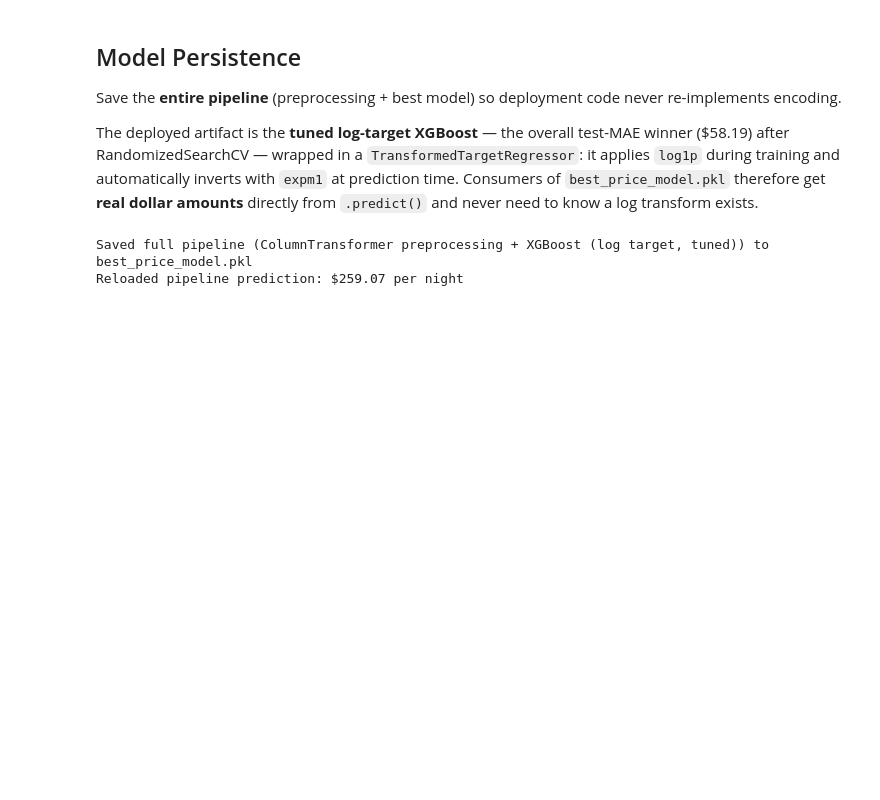
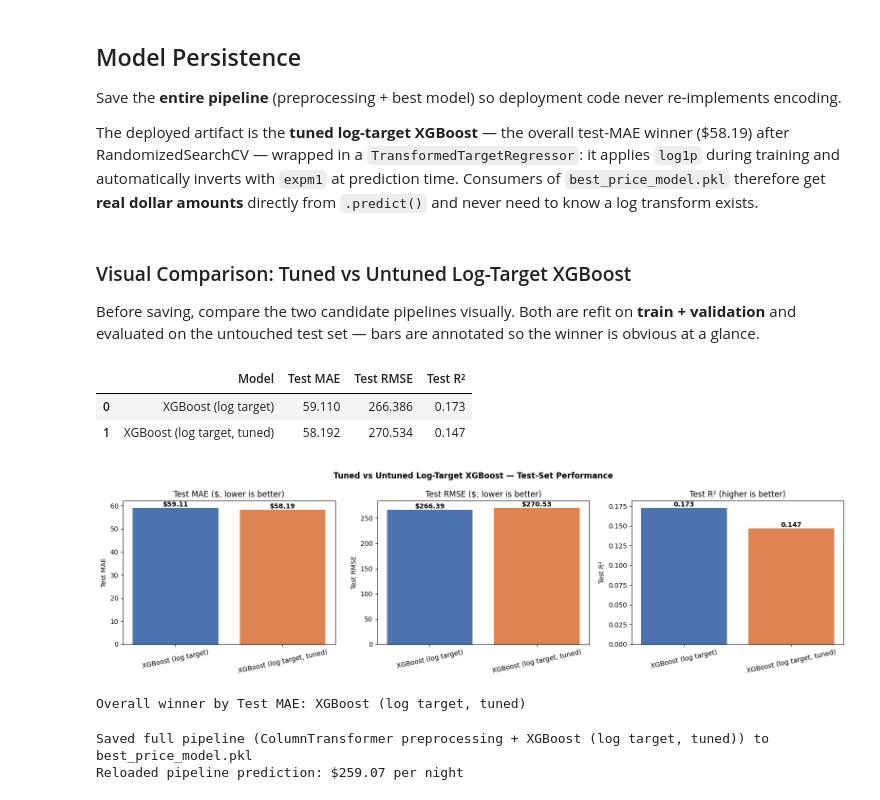
Before and after one commit to Messiri4/Airbnb_Predictor, a Jupyter notebook: Airbnb_Price_Prediction_updated.ipynb, the cells around one changed output. Cells and saved outputs as stored; diff of their text form; code cells hidden in the pictures; blank space fills up the shorter version.

Commit message:
Add tuned-vs-untuned visual comparisons to persistence and DSS sections

```diff
--- a/Airbnb_Price_Prediction_updated.ipynb
+++ b/Airbnb_Price_Prediction_updated.ipynb
@@ -1006,6 +1006,55 @@ Final deployed model: XGBoost (log target, tuned)
 Save the **entire pipeline** (preprocessing + best model) so deployment code never re-implements encoding.
 
 The deployed artifact is the **tuned log-target XGBoost** — the overall test-MAE winner ($58.19) after RandomizedSearchCV — wrapped in a `TransformedTargetRegressor`: it applies `log1p` during training and automatically inverts with `expm1` at prediction time. Consumers of `best_price_model.pkl` therefore get **real dollar amounts** directly from `.predict()` and never need to know a log transform exists.
+# %% [markdown]
+### Visual Comparison: Tuned vs Untuned Log-Target XGBoost
+
+Before saving, compare the two candidate pipelines visually. Both are refit on **train + validation** and evaluated on the untouched test set — bars are annotated so the winner is obvious at a glance.
+# %%
+# Visual comparison of tuned vs untuned log-target XGBoost on the test set
+# (refit both on train + validation so the comparison is apples-to-apples)
+log_xgb_pipe.fit(pd.concat([X_train, X_val]), pd.concat([y_train, y_val]))
+tuned_pipe.fit(pd.concat([X_train, X_val]), pd.concat([y_train, y_val]))
+
+candidates = {
+    'XGBoost (log target)': log_xgb_pipe,
+    'XGBoost (log target, tuned)': tuned_pipe
+}
+candidate_metrics = []
+for name, pipe in candidates.items():
+    preds = pipe.predict(X_test)
+    candidate_metrics.append({
+        'Model': name,
+        'Test MAE': mean_absolute_error(y_test, preds),
+        'Test RMSE': np.sqrt(mean_squared_error(y_test, preds)),
+        'Test R²': r2_score(y_test, preds)
+    })
+cand_df = pd.DataFrame(candidate_metrics)
+display(cand_df.round(3))
+
+fig, axes = plt.subplots(1, 3, figsize=(16, 4.5))
+colors = ['#4c72b0', '#dd8452']
+for ax, metric, label in zip(axes, ['Test MAE', 'Test RMSE', 'Test R²'],
+                             ['Test MAE ($, lower is better)', 'Test RMSE ($, lower is better)', 'Test R² (higher is better)']):
+    bars = ax.bar(cand_df['Model'], cand_df[metric], color=colors)
+    ax.set_title(label)
+    ax.set_ylabel(metric)
+    ax.tick_params(axis='x', rotation=12)
+    for bar, val in zip(bars, cand_df[metric]):
+        ax.text(bar.get_x() + bar.get_width()/2, val, f'${val:.2f}' if metric != 'Test R²' else f'{val:.3f}',
+                ha='center', va='bottom', fontweight='bold')
+plt.suptitle('Tuned vs Untuned Log-Target XGBoost — Test-Set Performance', fontweight='bold')
+plt.tight_layout()
+plt.show()
+
+winner = cand_df.sort_values('Test MAE').iloc[0]['Model']
+print(f"Overall winner by Test MAE: {winner}")
+# %% [output]
+|  | Model | Test MAE | Test RMSE | Test R² |
+| 0 | XGBoost (log target) | 59.110 | 266.386 | 0.173 |
+| 1 | XGBoost (log target, tuned) | 58.192 | 270.534 | 0.147 |
+[figure, added]
+Overall winner by Test MAE: XGBoost (log target, tuned)
 # %%
 # Persist the ENTIRE pipeline (preprocessing + best model) for deployment.
 # best_pipe is the overall test-MAE winner: the TUNED log-target XGBoost.
```
Also changed, not shown: parts of 3 cells of this notebook.
